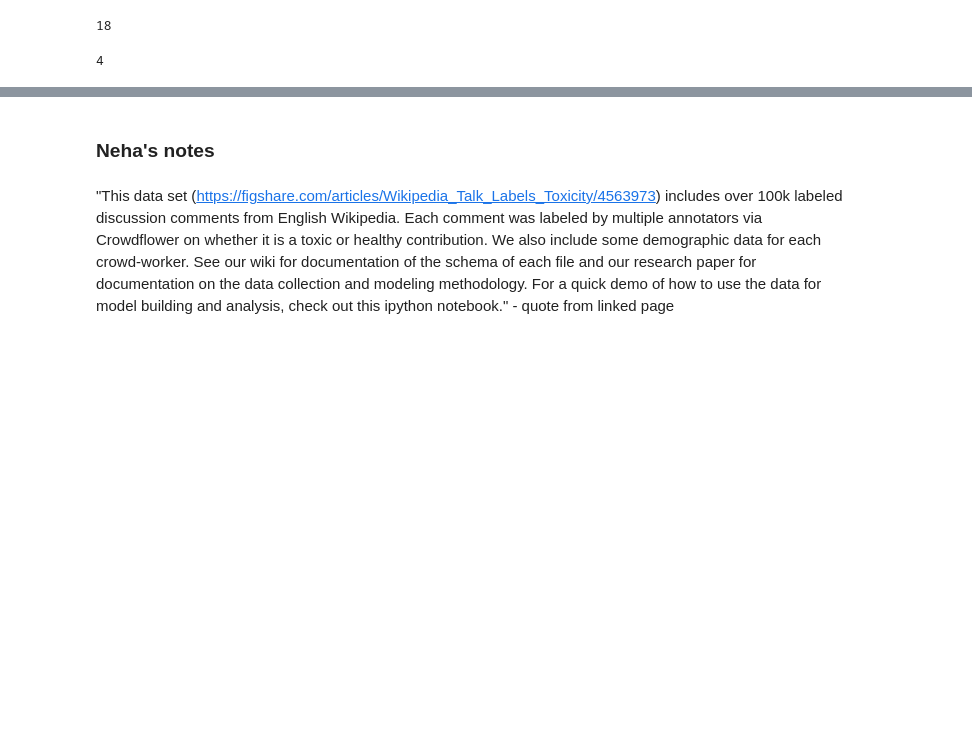
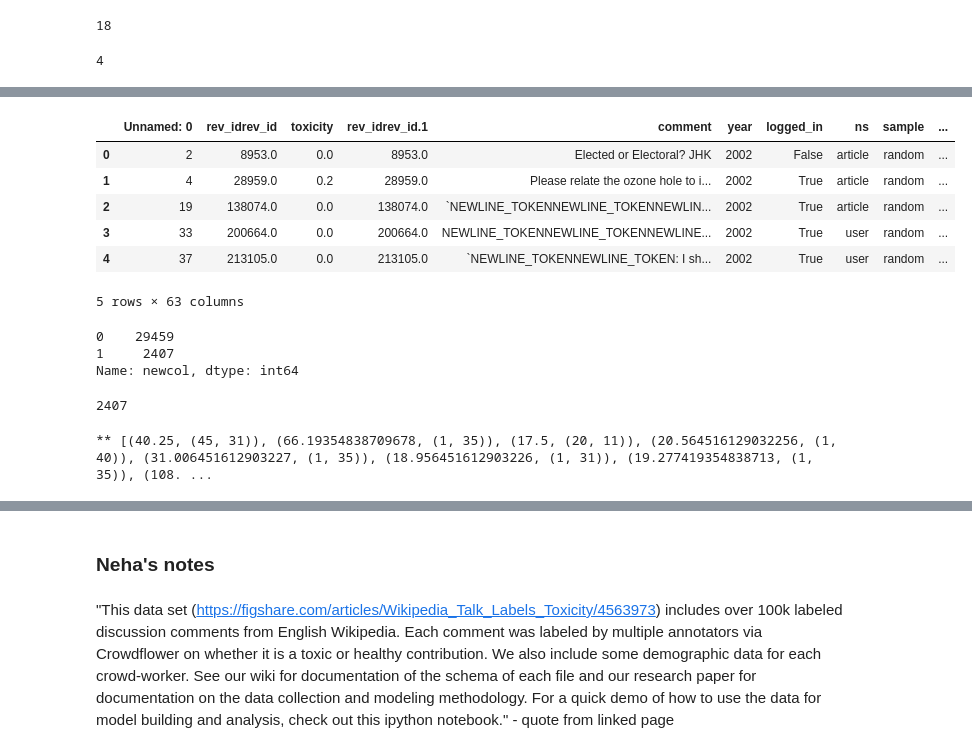
Before and after one commit to nehargupta/cs590_privacy_fairness, a Jupyter notebook: data.ipynb, the cells around one changed output, grey strips where cells are left out. Drawn from its saved outputs; the diff is of its cells as text; code cells hidden in the pictures; blank space fills up the shorter version.

```diff
--- a/data.ipynb
+++ b/data.ipynb
@@ -216,0 +245,13 @@ for j in range(10):
+# %%
+# Calculate max DIs on all of the perturbed training datasets
+
+training_data_dis = []
+
+for i in range(10):
+    train_comments['newcol'] = list_perturbation[i]
+    term_toxicity = calculate_pairwise_di(train_comments, madlibs_terms, 'newcol')
+    max_prop, top_indexes = find_max_di(term_toxicity, madlibs_terms)
+    training_data_dis.append((max_prop, top_indexes))
+
+print("**", training_data_dis)
+# This is the array of all of the max_dis, and the indexes of the madlibs_terms array that composed that max_di
@@ -244,7 +287,8 @@ Test ROC AUC: 0.88805
 # %%
 # Once a classifier is trained, this goes to the test data and creates predictions on test data
-perturbed_predictions = [] # list, each item is array of predictions. element 0 is 0th perturbation and predictions based on that.
+perturbed_predictions = [] # list, each item is array of predictions. element 0 is 0th perturbation and
+# predictions based on that.
 # each item in the array is a column that indicates 0/1 for predicted not-toxic/toxic
 
 for i in range(10):
-    perturbed_predictions.append(d["clf{0}".format(i)].predict(test_comments['comment']))
+    perturbed_predictions.append(d["clf{0}".(i)].predict(test_comments['comment']))
@@ -268,0 +317,39 @@ for arr in perturbed_predictions:
+# %%
+# Goal: Compute fairness on test dataset.
+
+test_comments['newcol'] = perturbed_predictions[0]
+# %%
+test_comments.head()
+# %% [output]
+|  | Unnamed: 0 | rev_idrev_id | toxicity | rev_idrev_id.1 | comment | year | logged_in | ns | sample | ... |
+| 0 | 2 | 8953.0 | 0.0 | 8953.0 | Elected or Electoral? JHK | 2002 | False | article | random | ... |
+| 1 | 4 | 28959.0 | 0.2 | 28959.0 | Please relate the ozone hole to i... | 2002 | True | article | random | ... |
+| 2 | 19 | 138074.0 | 0.0 | 138074.0 | `NEWLINE_TOKENNEWLINE_TOKENNEWLIN... | 2002 | True | article | random | ... |
+| 3 | 33 | 200664.0 | 0.0 | 200664.0 | NEWLINE_TOKENNEWLINE_TOKENNEWLINE... | 2002 | True | user | random | ... |
+| 4 | 37 | 213105.0 | 0.0 | 213105.0 | `NEWLINE_TOKENNEWLINE_TOKEN: I sh... | 2002 | True | user | random | ... |
+5 rows × 63 columns
+# %%
+# Sanity check: Run these two lines below to confirm that they shape of newcol looks like perturbed_predictions array that you added
+test_comments['newcol'].value_counts()
+# %% [output]
+0    29459
+1     2407
+Name: newcol, dtype: int64
+# %%
+sum(perturbed_predictions[0] == 1)
+# %% [output]
+2407
+# %%
+# For each of the perturbed_predictions, append it onto the dataset, find the pairwise DI, and then find the max DI.
+test_data_dis = []
+
+for i in range(len(perturbed_predictions)):
+    test_comments['newcol'] = perturbed_predictions[i]
+    term_toxicity = calculate_pairwise_di(test_comments, madlibs_terms, 'newcol')
+    max_prop, top_indexes = find_max_di(term_toxicity, madlibs_terms)
+    test_data_dis.append((max_prop, top_indexes))
+
+print("**", test_data_dis)
+# This is the array of all of the max_dis, and the indexes of the madlibs_terms array that composed that max_di
+# %% [output]
+** [(40.25, (45, 31)), (66.19354838709678, (1, 35)), (17.5, (20, 11)), (20.564516129032256, (1, 40)), (31.006451612903227, (1, 35)), (18.956451612903226, (1, 31)), (19.277419354838713, (1, 35)), (108. ...
```
Also changed, not shown: parts of 10 cells of this notebook.
